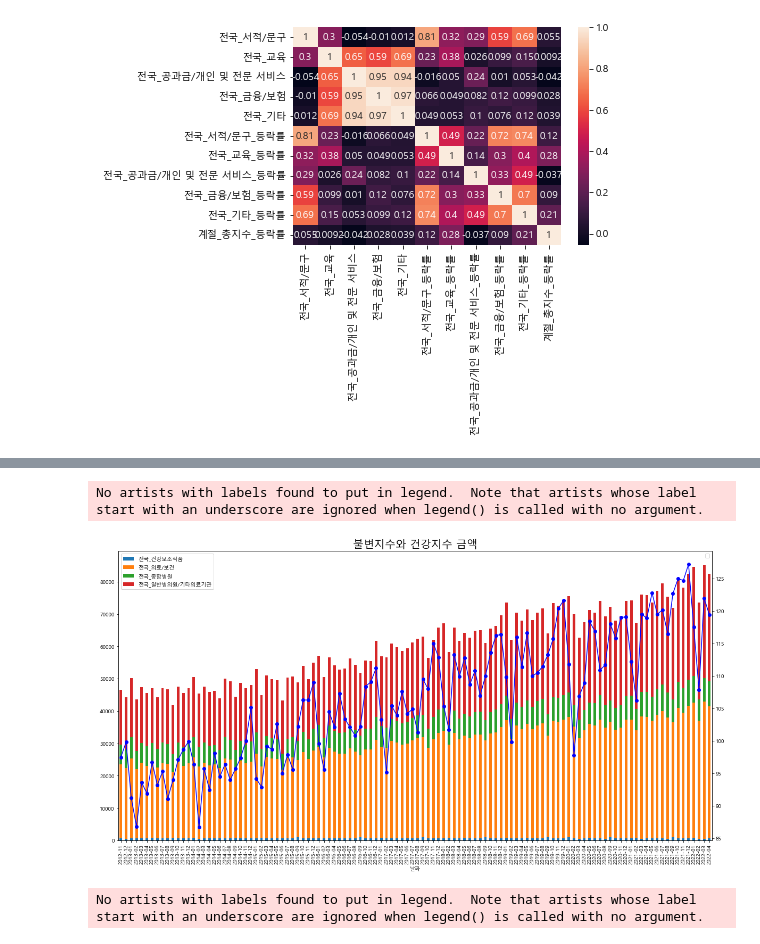
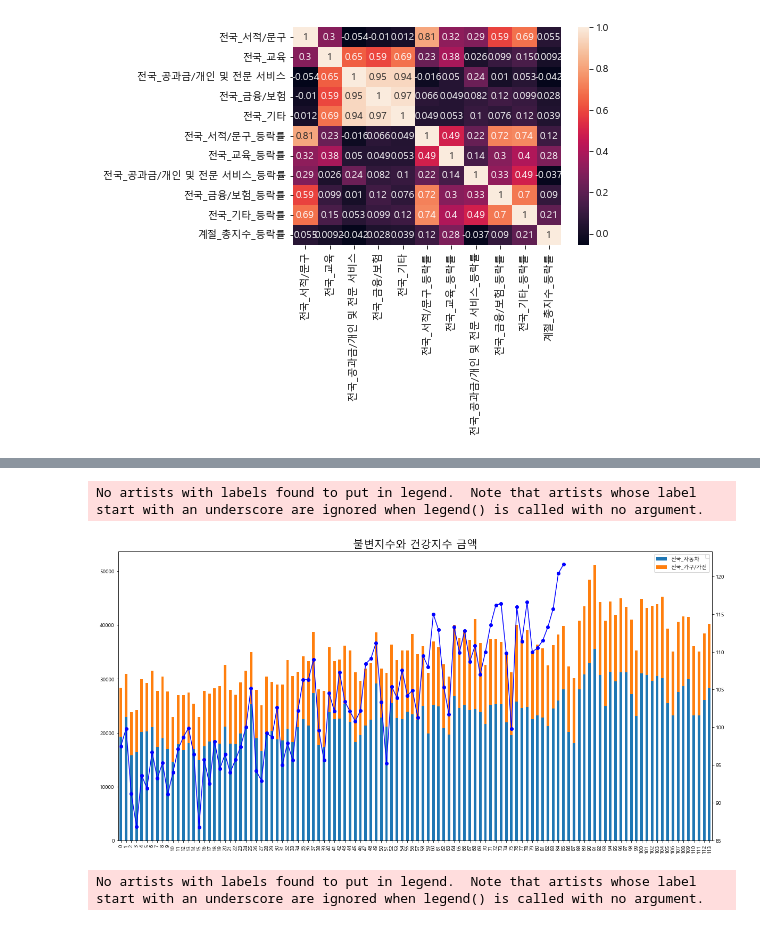
Before and after one commit to KJH3024/test, a Jupyter notebook: 프로젝트1/전국_카드.ipynb, the cells around one changed output, grey strips where cells are left out. Cells and saved outputs as stored; diff of their text form; code cells hidden in the pictures.

```diff
--- a/프로젝트1/전국_카드.ipynb
+++ b/프로젝트1/전국_카드.ipynb
@@ -464,29 +515,29 @@ df_hospital_s1.set_index('날짜', inplace=True)
 # %%
 import pandas as pd
 import matplotlib.pyplot as plt
 import numpy as np
 
 ####### 설정하기 ###
 title = "불변지수와 건강지수 금액"
-left_ax = df_hospital_b[['전국_건강보조식품','전국_의료/보건','전국_종합병원','전국_일반병의원/기타의료기관']]
-right_ax = df_hospital_b['불변_총지수']
+left_ax = df_dura
+right_ax = socell_df['불변_총지수']
 
 
 
 fig, ax0 = plt.subplots(figsize = (20, 10))
 ax1 = ax0.twinx()
 plt.rc('font', family='Malgun Gothic')              # 한글 깨짐 오류 수정
 
 # 그래프 생성
 left_ax.plot(kind = 'bar', stacked = True, ax = ax0,)
 plt.legend(bbox_to_anchor=(1,1))
 right_ax.plot(kind ='line', secondary_y = True, ax = ax1,color='b',marker = 'o')
 
 plt.title(title, fontsize = 20)
 plt.show()
 # %% [output]
 No artists with labels found to put in legend.  Note that artists whose label start with an underscore are ignored when legend() is called with no argument.
-[figure, old version]
+[figure, new version]
 # %%
 import pandas as pd
 import matplotlib.pyplot as plt
```
Also changed, not shown: parts of 4 cells of this notebook.
